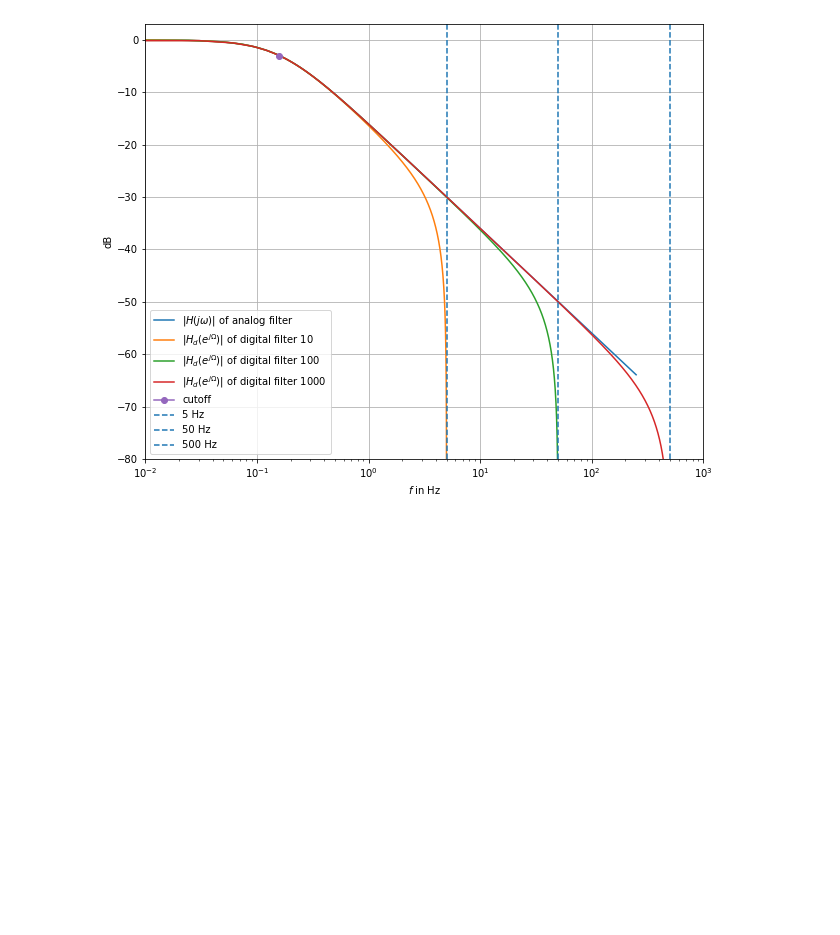
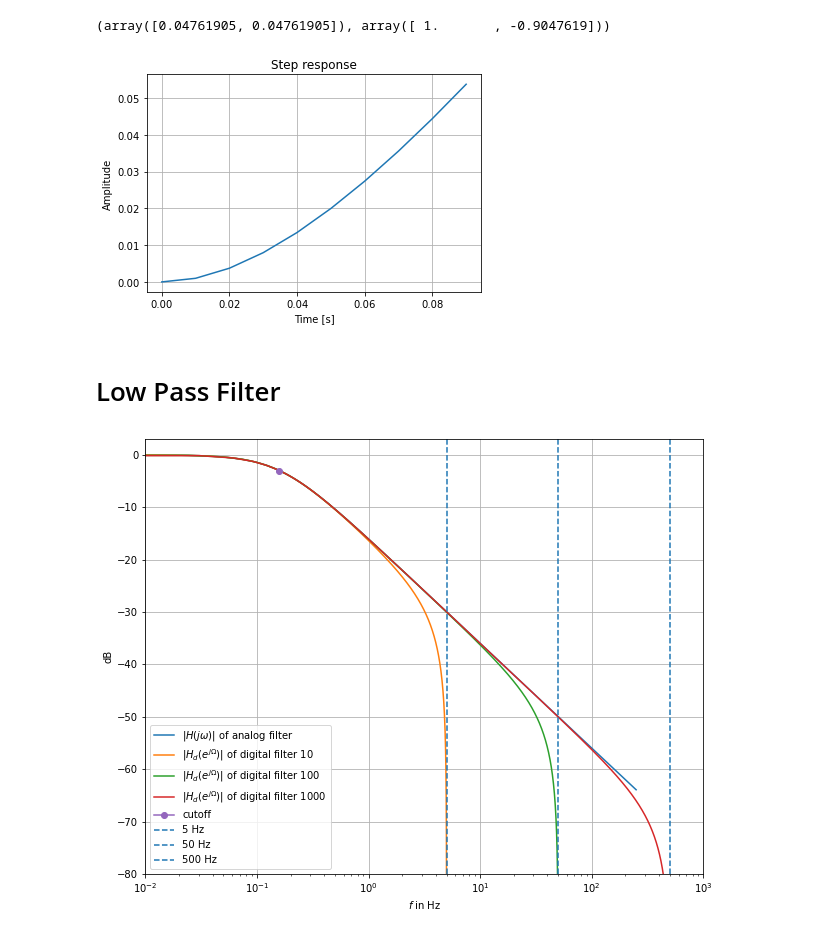
Before and after one commit to waskita/embedded, a Jupyter notebook: bilinear/pengaruh-frekuensi-sampling.ipynb, the cells around one changed output. Saved outputs shown, nothing was run; the diff lists cells and outputs as text; code cells hidden in the pictures; blank space fills up the shorter version.

```diff
--- a/bilinear/pengaruh-frekuensi-sampling.ipynb
+++ b/bilinear/pengaruh-frekuensi-sampling.ipynb
@@ -0,0 +10,4 @@
+# %%
+z
+# %% [output]
+(array([0.04761905, 0.04761905]), array([ 1.       , -0.9047619]))
@@ -1 +17,16 @@
+# %%
+a=[1,-1.8432,0.843]
+b=[0,9.846e-4,9.30447e-4]
+# %%
+t,y = signal.dstep((b,a,1/100),n=10)
+# %%
+plt.plot(t,y[0])
+plt.xlabel('Time [s]')
+plt.ylabel('Amplitude')
+plt.title('Step response')
+plt.grid()
+# %% [output]
+[figure, added]
+# %% [markdown]
+# Low Pass Filter
 # %%
```
Also changed, not shown: parts of 32 cells of this notebook, 13 other files.
